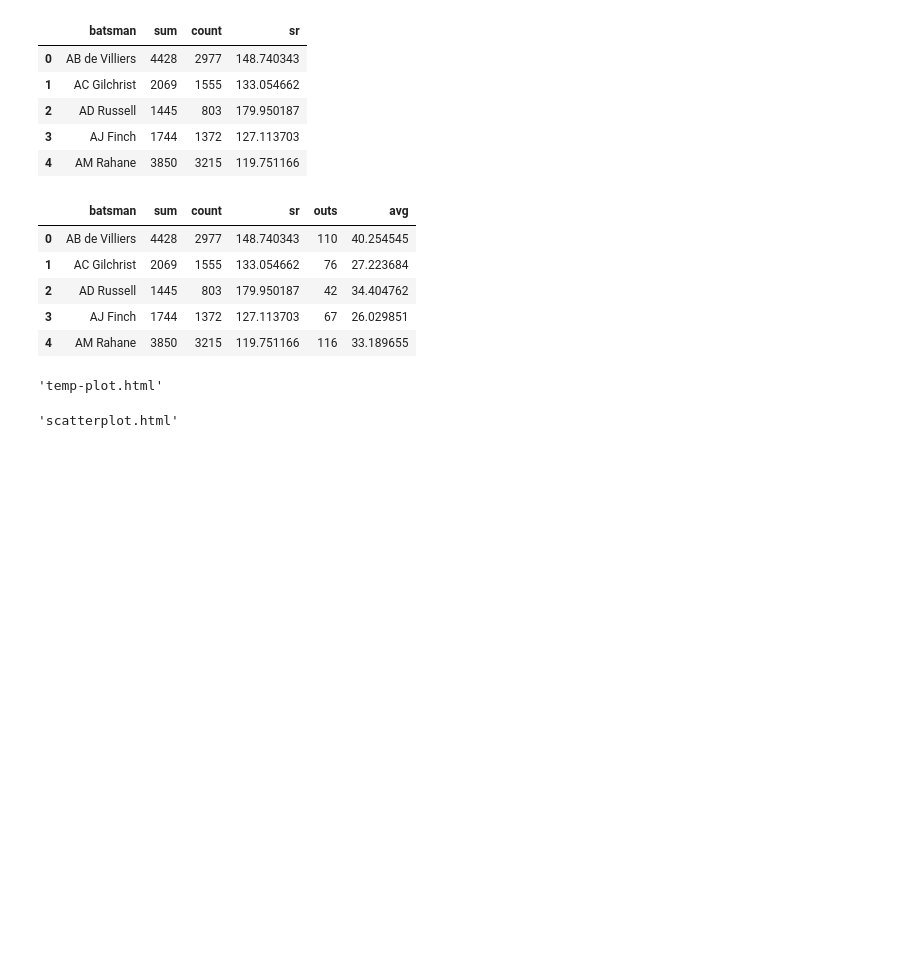
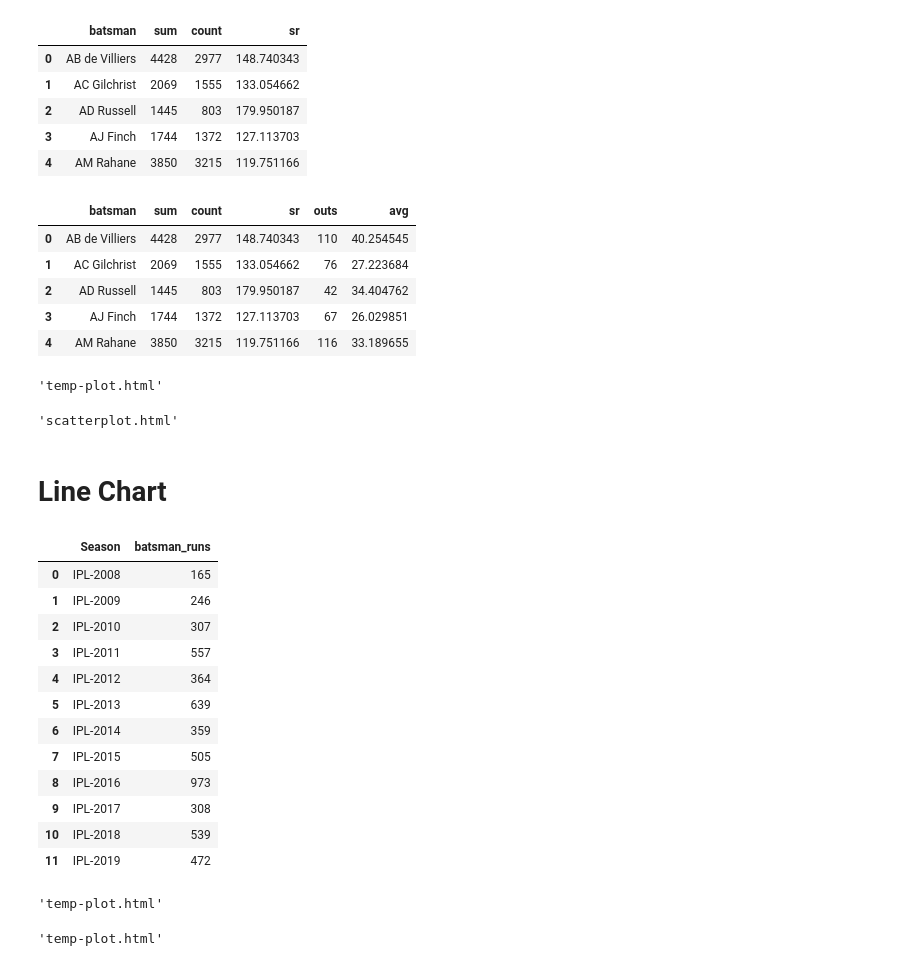
Before and after one commit to divyanshooter/Python, a Jupyter notebook: Tools/Plotly/Plotly Graph Object.ipynb, the cells around one changed output. Drawn from its saved outputs; the diff is of its cells as text; code cells hidden in the pictures; blank space fills up the shorter version.

```diff
--- a/Tools/Plotly/Plotly Graph Object.ipynb
+++ b/Tools/Plotly/Plotly Graph Object.ipynb
@@ -63,15 +63,57 @@ fig=go.Figure(data,layout)
 pyo.plot(fig)
 # %% [output]
 'temp-plot.html'
-# %%
-# to show batsman name on hover use text parameter, makrker parameter is used to change size & color of marker
-# also we can specify the file name in plot function else it will create all file with temp-plot
-
-trace1=go.Scatter(x=top50_sr_avg['avg'],y=top50_sr_avg['sr'],mode='markers',text=top50_sr_avg['batsman'],marker={'color':'#00a65a','size':16})
-data=[trace1]
-
-layout=go.Layout(title='Average vs Strike Rate of top 50 Batsman',xaxis={'title':'Average of batsman'},yaxis={'title':'Strike rate'})
-fig=go.Figure(data,layout)
-pyo.plot(fig,filename='scatterplot.html')
-# %% [output]
-'scatterplot.html'
+# %%
+# to show batsman name on hover use text parameter, makrker parameter is used to change size & color of marker
+# also we can specify the file name in plot function else it will create all file with temp-plot
+
+trace1=go.Scatter(x=top50_sr_avg['avg'],y=top50_sr_avg['sr'],mode='markers',text=top50_sr_avg['batsman'],marker={'color':'#00a65a','size':16})
+data=[trace1]
+
+layout=go.Layout(title='Average vs Strike Rate of top 50 Batsman',xaxis={'title':'Average of batsman'},yaxis={'title':'Strike rate'})
+fig=go.Figure(data,layout)
+pyo.plot(fig,filename='scatterplot.html')
+# %% [output]
+'scatterplot.html'
+# %% [markdown]
+# Line Chart
+# %%
+vk=ipl[ipl['batsman']=='V Kohli']
+vk_perf=vk.groupby('Season')['batsman_runs'].sum().reset_index()
+vk_perf
+# %% [output]
+|  | Season | batsman_runs |
+| 0 | IPL-2008 | 165 |
+| 1 | IPL-2009 | 246 |
+| 2 | IPL-2010 | 307 |
+| 3 | IPL-2011 | 557 |
+| 4 | IPL-2012 | 364 |
+| 5 | IPL-2013 | 639 |
+| 6 | IPL-2014 | 359 |
+| 7 | IPL-2015 | 505 |
+| 8 | IPL-2016 | 973 |
+| 9 | IPL-2017 | 308 |
+| 10 | IPL-2018 | 539 |
+| 11 | IPL-2019 | 472 |
+# %%
+#line chart also we have to use scatter plot and if do not provide mode then by default it will create line chart or modes ='lines'
+trace=go.Scatter(x=vk_perf['Season'],y=vk_perf['batsman_runs'])
+data=[trace]
+
+layout=go.Layout(title='Virat Kohli Runs over time', xaxis={'title':'Seasons'},yaxis={'title':'Runs'})
+
+fig=go.Figure(data,layout)
+pyo.plot(fig)
+# %% [output]
+'temp-plot.html'
+# %%
+#mode=lines+markers to get both
+trace=go.Scatter(x=vk_perf['Season'],y=vk_perf['batsman_runs'],mode='lines+markers')
+data=[trace]
+
+layout=go.Layout(title='Virat Kohli Runs over time', xaxis={'title':'Seasons'},yaxis={'title':'Runs'})
+
+fig=go.Figure(data,layout)
+pyo.plot(fig)
+# %% [output]
+'temp-plot.html'
```
Also changed, not shown: parts of 17 cells of this notebook, 2 other files.
